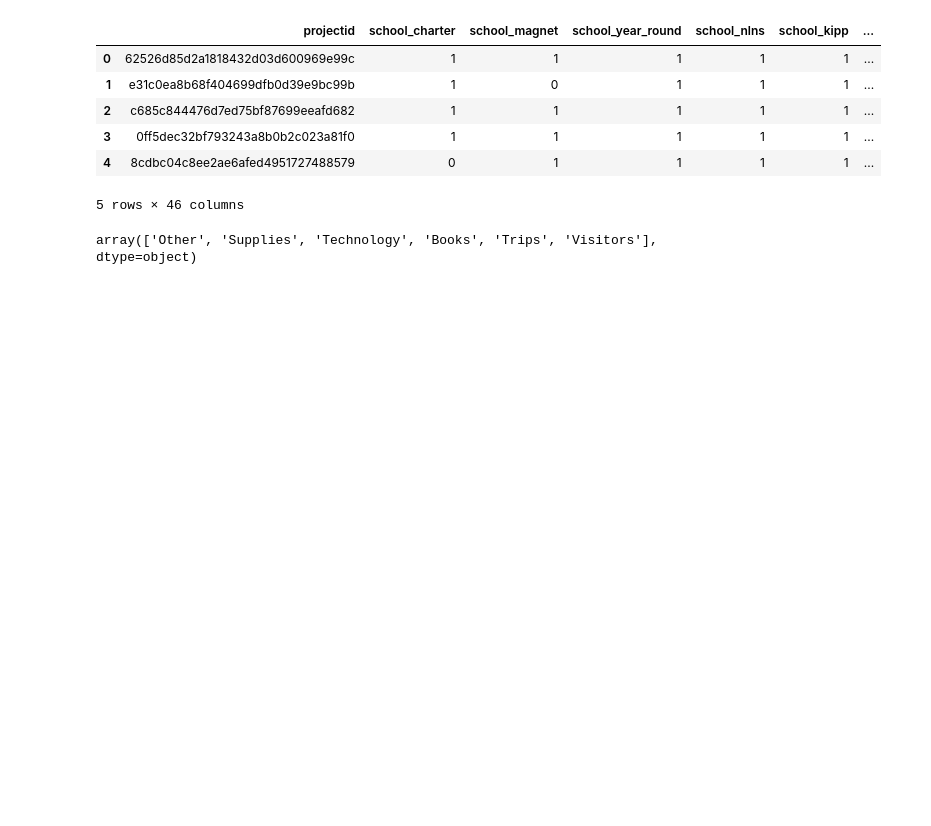
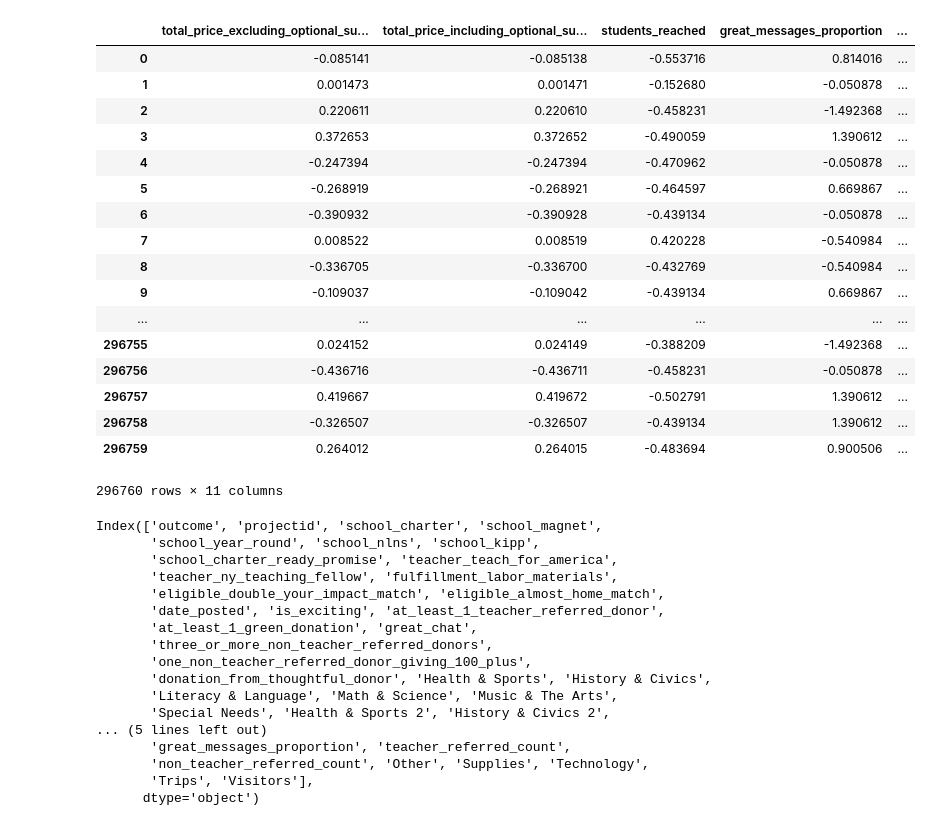
Before and after one commit to Keisuke-Yokota/CAPP-30254-1-Spring-2018-, a Jupyter notebook: hw3/Untitled6.ipynb, the cells around one changed output. Drawn from its saved outputs; the diff is of its cells as text; code cells hidden in the pictures; blank space fills up the shorter version.

```diff
--- a/hw3/Untitled6.ipynb
+++ b/hw3/Untitled6.ipynb
@@ -5,14 +48,41 @@ df = df.drop(["Unnamed: 0"],axis=1)
+# %%
+df.iloc[:, 40:]
+# %% [output]
+|  | total_price_excluding_optional_su... | total_price_including_optional_su... | students_reached | great_messages_proportion | ... |
+| 0 | -0.085141 | -0.085138 | -0.553716 | 0.814016 | ... |
+| 1 | 0.001473 | 0.001471 | -0.152680 | -0.050878 | ... |
+| 2 | 0.220611 | 0.220610 | -0.458231 | -1.492368 | ... |
+| 3 | 0.372653 | 0.372652 | -0.490059 | 1.390612 | ... |
+| 4 | -0.247394 | -0.247394 | -0.470962 | -0.050878 | ... |
+| 5 | -0.268919 | -0.268921 | -0.464597 | 0.669867 | ... |
+| 6 | -0.390932 | -0.390928 | -0.439134 | -0.050878 | ... |
+| 7 | 0.008522 | 0.008519 | 0.420228 | -0.540984 | ... |
+| 8 | -0.336705 | -0.336700 | -0.432769 | -0.540984 | ... |
+| 9 | -0.109037 | -0.109042 | -0.439134 | 0.669867 | ... |
+| ... | ... | ... | ... | ... | ... |
+| 296755 | 0.024152 | 0.024149 | -0.388209 | -1.492368 | ... |
+| 296756 | -0.436716 | -0.436711 | -0.458231 | -0.050878 | ... |
+| 296757 | 0.419667 | 0.419672 | -0.502791 | 1.390612 | ... |
+| 296758 | -0.326507 | -0.326507 | -0.439134 | 1.390612 | ... |
+| 296759 | 0.264012 | 0.264015 | -0.483694 | 0.900506 | ... |
+296760 rows × 11 columns
 # %%
-df.head()
+df.columns
 # %% [output]
-|  | projectid | school_charter | school_magnet | school_year_round | school_nlns | school_kipp | ... |
-| 0 | 62526d85d2a1818432d03d600969e99c | 1 | 1 | 1 | 1 | 1 | ... |
-| 1 | e31c0ea8b68f404699dfb0d39e9bc99b | 1 | 0 | 1 | 1 | 1 | ... |
-| 2 | c685c844476d7ed75bf87699eeafd682 | 1 | 1 | 1 | 1 | 1 | ... |
-| 3 | 0ff5dec32bf793243a8b0b2c023a81f0 | 1 | 1 | 1 | 1 | 1 | ... |
-| 4 | 8cdbc04c8ee2ae6afed4951727488579 | 0 | 1 | 1 | 1 | 1 | ... |
-5 rows × 46 columns
+Index(['outcome', 'projectid', 'school_charter', 'school_magnet',
+       'school_year_round', 'school_nlns', 'school_kipp',
+       'school_charter_ready_promise', 'teacher_teach_for_america',
+       'teacher_ny_teaching_fellow', 'fulfillment_labor_materials',
+       'eligible_double_your_impact_match', 'eligible_almost_home_match',
+       'date_posted', 'is_exciting', 'at_least_1_teacher_referred_donor',
+       'at_least_1_green_donation', 'great_chat',
+       'three_or_more_non_teacher_referred_donors',
+       'one_non_teacher_referred_donor_giving_100_plus',
+       'donation_from_thoughtful_donor', 'Health & Sports', 'History & Civics',
+       'Literacy & Language', 'Math & Science', 'Music & The Arts',
+       'Special Needs', 'Health & Sports 2', 'History & Civics 2',
+... (5 lines left out)
+       'great_messages_proportion', 'teacher_referred_count',
+       'non_teacher_referred_count', 'Other', 'Supplies', 'Technology',
+       'Trips', 'Visitors'],
+      dtype='object')
-# %%
-df.resource_type.unique()
-# %% [output]
-array(['Other', 'Supplies', 'Technology', 'Books', 'Trips', 'Visitors'], dtype=object)
```
Also changed, not shown: parts of 8 cells of this notebook, 2 other files.
